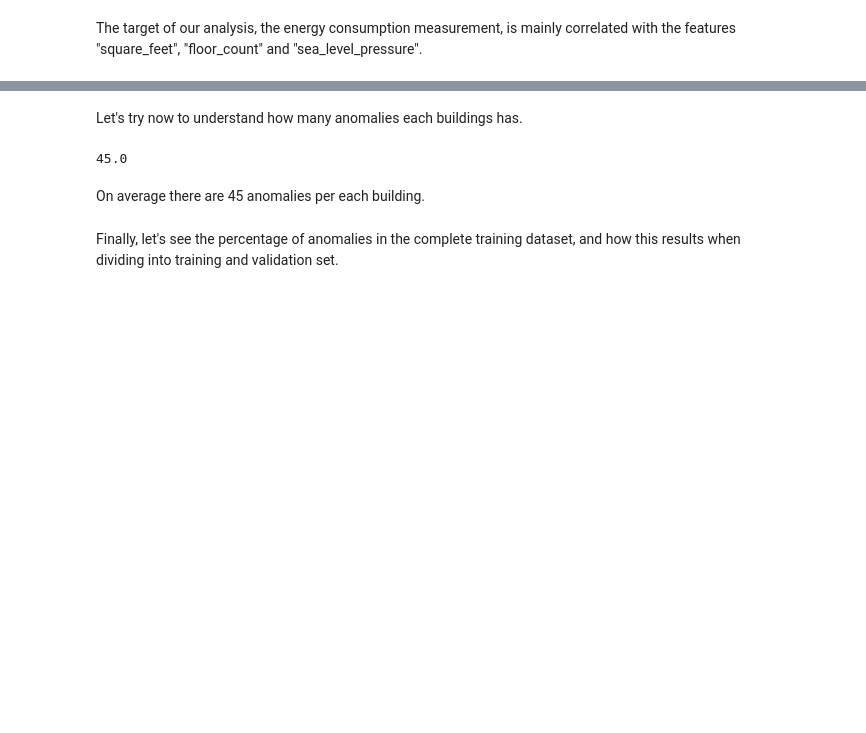
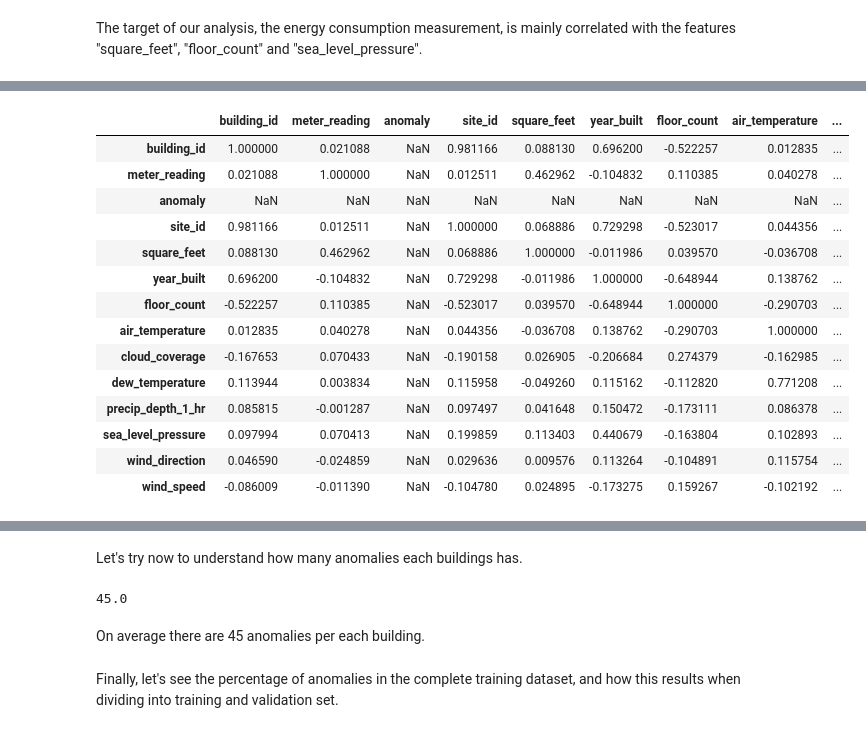
Before and after one commit to cmmedoro/Unsupervised_Anomaly_Detection_thesis, a Jupyter notebook: Data_analysis.ipynb, the cells around one changed output, grey strips where cells are left out. Cells and saved outputs as stored; diff of their text form; code cells hidden in the pictures; blank space fills up the shorter version.

```diff
--- a/Data_analysis.ipynb
+++ b/Data_analysis.ipynb
@@ -344,0 +381,18 @@ The target of our analysis, the energy consumption measurement, is mainly correl
+# %%
+corr_dataset_anomalous.corr()
+# %% [output]
+|  | building_id | meter_reading | anomaly | site_id | square_feet | year_built | floor_count | air_temperature | ... |
+| building_id | 1.000000 | 0.021088 | NaN | 0.981166 | 0.088130 | 0.696200 | -0.522257 | 0.012835 | ... |
+| meter_reading | 0.021088 | 1.000000 | NaN | 0.012511 | 0.462962 | -0.104832 | 0.110385 | 0.040278 | ... |
+| anomaly | NaN | NaN | NaN | NaN | NaN | NaN | NaN | NaN | ... |
+| site_id | 0.981166 | 0.012511 | NaN | 1.000000 | 0.068886 | 0.729298 | -0.523017 | 0.044356 | ... |
+| square_feet | 0.088130 | 0.462962 | NaN | 0.068886 | 1.000000 | -0.011986 | 0.039570 | -0.036708 | ... |
+| year_built | 0.696200 | -0.104832 | NaN | 0.729298 | -0.011986 | 1.000000 | -0.648944 | 0.138762 | ... |
+| floor_count | -0.522257 | 0.110385 | NaN | -0.523017 | 0.039570 | -0.648944 | 1.000000 | -0.290703 | ... |
+| air_temperature | 0.012835 | 0.040278 | NaN | 0.044356 | -0.036708 | 0.138762 | -0.290703 | 1.000000 | ... |
+| cloud_coverage | -0.167653 | 0.070433 | NaN | -0.190158 | 0.026905 | -0.206684 | 0.274379 | -0.162985 | ... |
+| dew_temperature | 0.113944 | 0.003834 | NaN | 0.115958 | -0.049260 | 0.115162 | -0.112820 | 0.771208 | ... |
+| precip_depth_1_hr | 0.085815 | -0.001287 | NaN | 0.097497 | 0.041648 | 0.150472 | -0.173111 | 0.086378 | ... |
+| sea_level_pressure | 0.097994 | 0.070413 | NaN | 0.199859 | 0.113403 | 0.440679 | -0.163804 | 0.102893 | ... |
+| wind_direction | 0.046590 | -0.024859 | NaN | 0.029636 | 0.009576 | 0.113264 | -0.104891 | 0.115754 | ... |
+| wind_speed | -0.086009 | -0.011390 | NaN | -0.104780 | 0.024895 | -0.173275 | 0.159267 | -0.102192 | ... |
```
Also changed, not shown: parts of 11 cells of this notebook, 1 other file.
